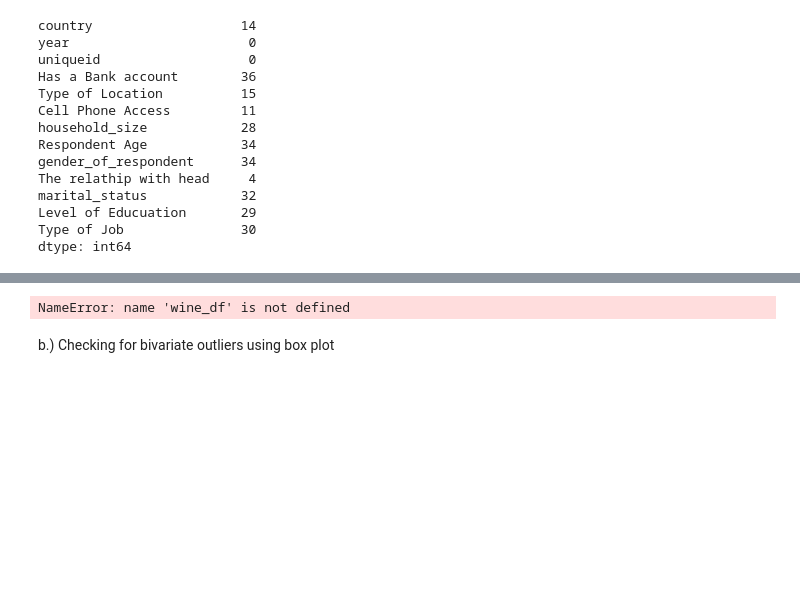
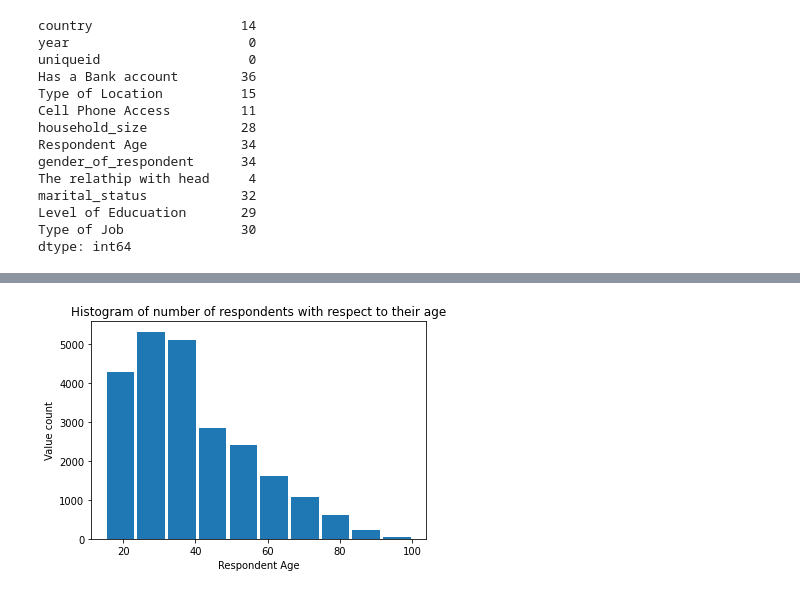
Before and after one commit to mukami3juma/financial-inclusivity, a Jupyter notebook: financial-inclusion.ipynb, the cells around one changed output, grey strips where cells are left out. Saved outputs shown, nothing was run; the diff lists cells and outputs as text; code cells hidden in the pictures; blank space fills up the shorter version.

```diff
--- a/financial-inclusion.ipynb
+++ b/financial-inclusion.ipynb
@@ -174,11 +286,9 @@ plt.show()
 # %%
-# univariate analysis
-countries = wine_df['country']
-
-plt.hist(countries, bins=10, histtype='bar', rwidth=0.9)
-plt.xlabel('No. of Winespoints')
-plt.ylabel('Quantity')
-plt.title('Histogram of Points of Wine vs No. of Wines')
+# plotting a histogram for Respondent age since it couldnt fit in a bar chart
+plt.hist(data1['Respondent Age'], histtype='bar', rwidth=0.9)
+plt.xlabel('Respondent Age')
+plt.ylabel('Value count')
+plt.title('Histogram of number of respondents with respect to their age')
 plt.show()
 # %% [output]
-NameError: name 'wine_df' is not defined
+[figure, added]
@@ -197,2 +294,0 @@ plt.show()
-# %% [markdown]
-b.) Checking for bivariate outliers using box plot
```
Also changed, not shown: parts of 38 cells of this notebook.
